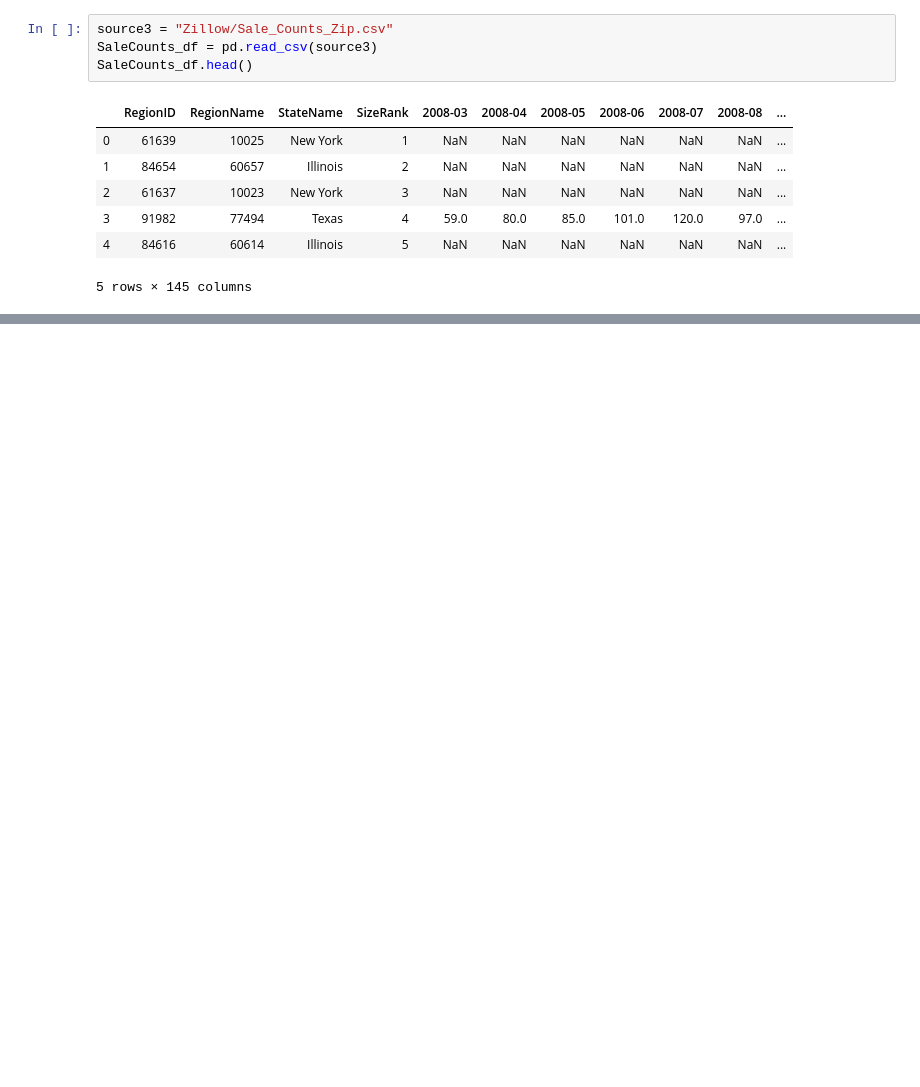
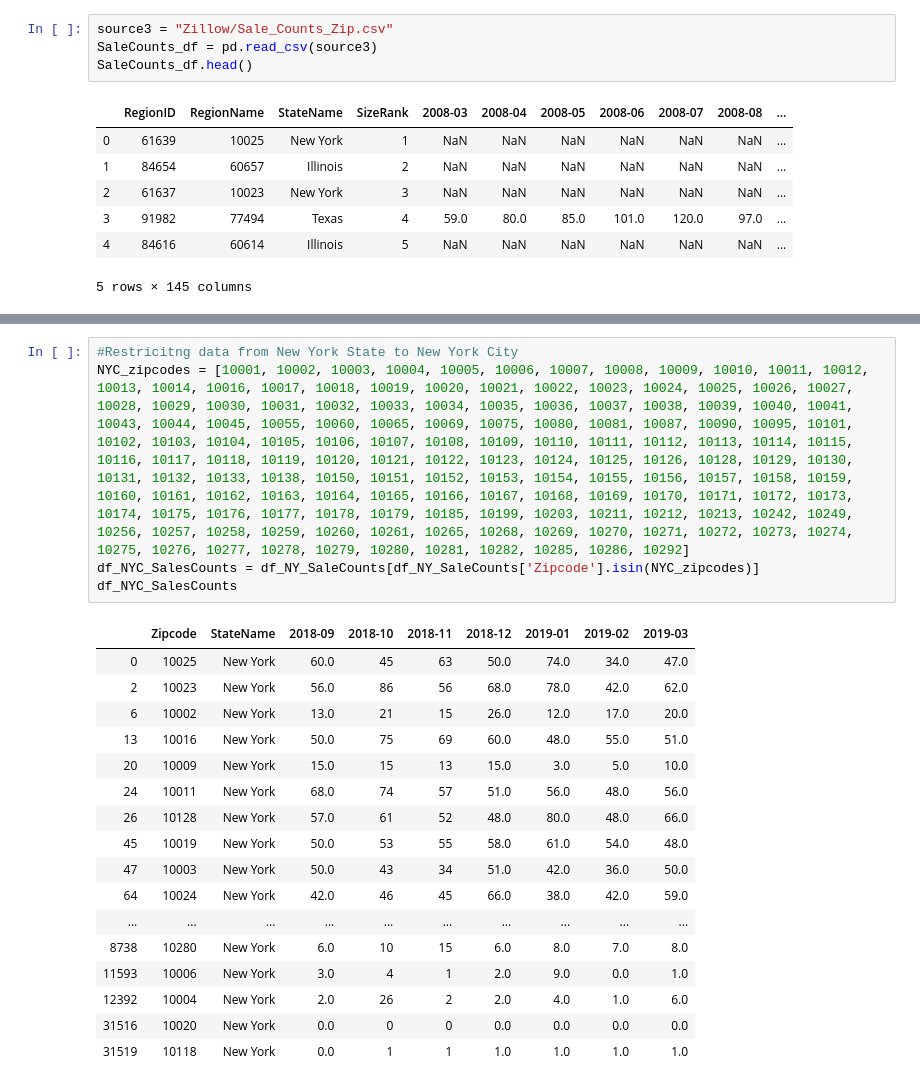
Before and after one commit to nate1mace/TheSuperGroup, a Jupyter notebook: Median Price & Count Dataframes.ipynb, the cells around one changed output, grey strips where cells are left out. Drawn from its saved outputs; the diff is of its cells as text; blank space fills up the shorter version.

```diff
--- a/Median Price & Count Dataframes.ipynb
+++ b/Median Price & Count Dataframes.ipynb
@@ -118,0 +125,23 @@ df_NY_SaleCounts
+# %%
+#Restricitng data from New York State to New York City
+NYC_zipcodes = [10001, 10002, 10003, 10004, 10005, 10006, 10007, 10008, 10009, 10010, 10011, 10012, 10013, 10014, 10016, 10017, 10018, 10019, 10020, 10021, 10022, 10023, 10024, 10025, 10026, 10027, 10028, 10029, 10030, 10031, 10032, 10033, 10034, 10035, 10036, 10037, 10038, 10039, 10040, 10041, 10043, 10044, 10045, 10055, 10060, 10065, 10069, 10075, 10080, 10081, 10087, 10090, 10095, 10101, 10102, 10103, 10104, 10105, 10106, 10107, 10108, 10109, 10110, 10111, 10112, 10113, 10114, 10115, 10116, 10117, 10118, 10119, 10120, 10121, 10122, 10123, 10124, 10125, 10126, 10128, 10129, 10130, 10131, 10132, 10133, 10138, 10150, 10151, 10152, 10153, 10154, 10155, 10156, 10157, 10158, 10159, 10160, 10161, 10162, 10163, 10164, 10165, 10166, 10167, 10168, 10169, 10170, 10171, 10172, 10173, 10174, 10175, 10176, 10177, 10178, 10179, 10185, 10199, 10203, 10211, 10212, 10213, 10242, 10249, 10256, 10257, 10258, 10259, 10260, 10261, 10265, 10268, 10269, 10270, 10271, 10272, 10273, 10274, 10275, 10276, 10277, 10278, 10279, 10280, 10281, 10282, 10285, 10286, 10292]
+df_NYC_SalesCounts = df_NY_SaleCounts[df_NY_SaleCounts['Zipcode'].isin(NYC_zipcodes)]
+df_NYC_SalesCounts
+# %% [output]
+|  | Zipcode | StateName | 2018-09 | 2018-10 | 2018-11 | 2018-12 | 2019-01 | 2019-02 | 2019-03 |
+| 0 | 10025 | New York | 60.0 | 45 | 63 | 50.0 | 74.0 | 34.0 | 47.0 |
+| 2 | 10023 | New York | 56.0 | 86 | 56 | 68.0 | 78.0 | 42.0 | 62.0 |
+| 6 | 10002 | New York | 13.0 | 21 | 15 | 26.0 | 12.0 | 17.0 | 20.0 |
+| 13 | 10016 | New York | 50.0 | 75 | 69 | 60.0 | 48.0 | 55.0 | 51.0 |
+| 20 | 10009 | New York | 15.0 | 15 | 13 | 15.0 | 3.0 | 5.0 | 10.0 |
+| 24 | 10011 | New York | 68.0 | 74 | 57 | 51.0 | 56.0 | 48.0 | 56.0 |
+| 26 | 10128 | New York | 57.0 | 61 | 52 | 48.0 | 80.0 | 48.0 | 66.0 |
+| 45 | 10019 | New York | 50.0 | 53 | 55 | 58.0 | 61.0 | 54.0 | 48.0 |
+| 47 | 10003 | New York | 50.0 | 43 | 34 | 51.0 | 42.0 | 36.0 | 50.0 |
+| 64 | 10024 | New York | 42.0 | 46 | 45 | 66.0 | 38.0 | 42.0 | 59.0 |
+| ... | ... | ... | ... | ... | ... | ... | ... | ... | ... |
+| 8738 | 10280 | New York | 6.0 | 10 | 15 | 6.0 | 8.0 | 7.0 | 8.0 |
+| 11593 | 10006 | New York | 3.0 | 4 | 1 | 2.0 | 9.0 | 0.0 | 1.0 |
+| 12392 | 10004 | New York | 2.0 | 26 | 2 | 2.0 | 4.0 | 1.0 | 6.0 |
+| 31516 | 10020 | New York | 0.0 | 0 | 0 | 0.0 | 0.0 | 0.0 | 0.0 |
+| 31519 | 10118 | New York | 0.0 | 1 | 1 | 1.0 | 1.0 | 1.0 | 1.0 |
```
Also changed, not shown: parts of 5 cells of this notebook, 1 other file.
